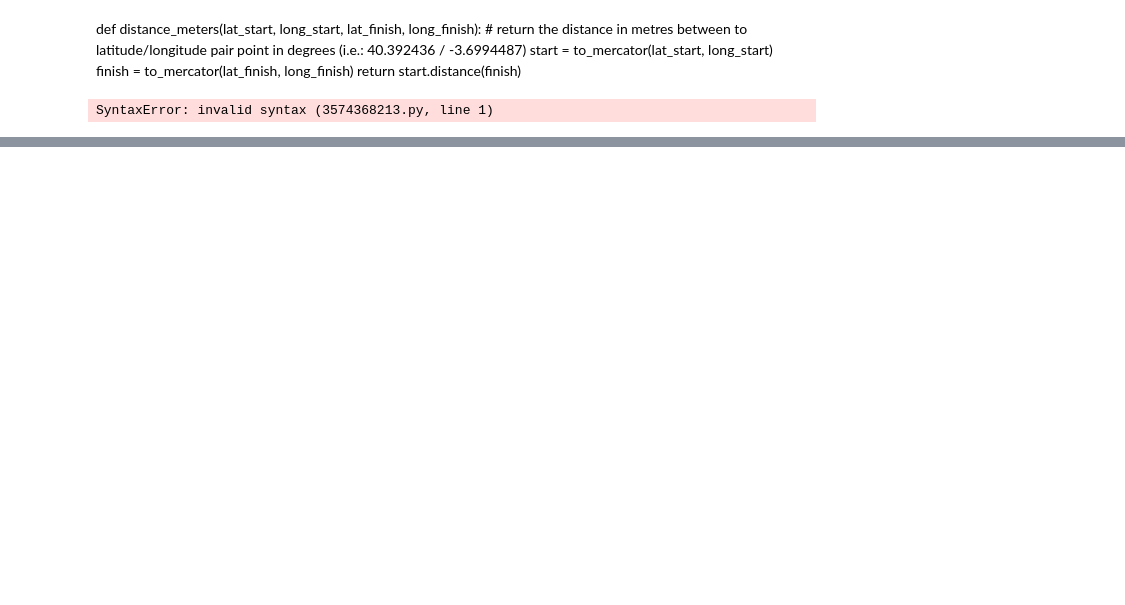
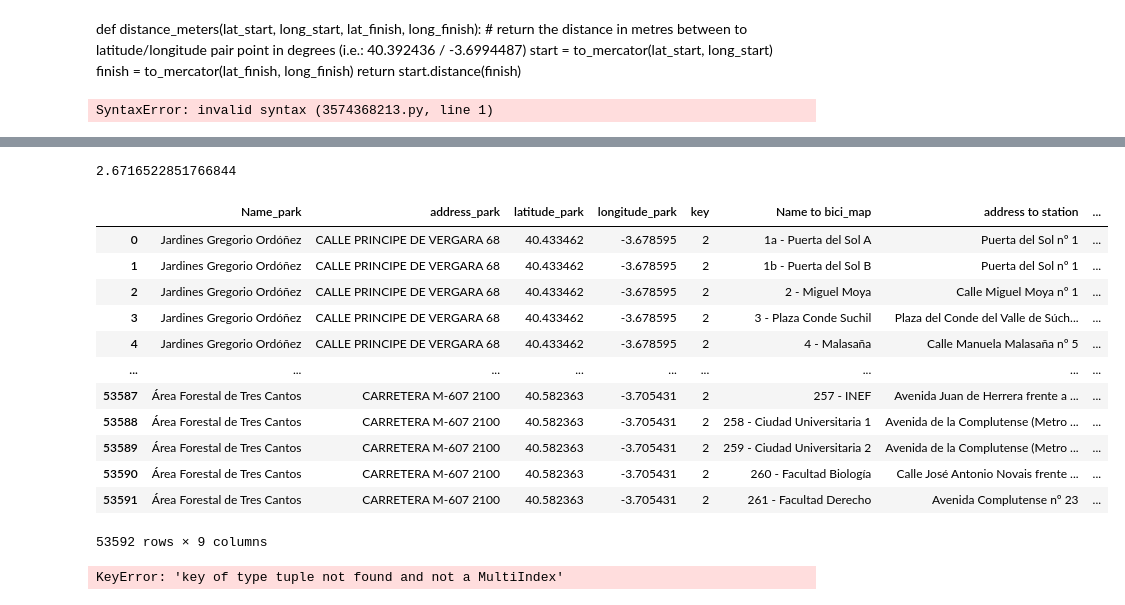
Before and after one commit to Fvperez1/data_project_m1_Fvp, a Jupyter notebook: Union_projet_m1.ipynb, the cells around one changed output, grey strips where cells are left out. Drawn from its saved outputs; the diff is of its cells as text; code cells hidden in the pictures; blank space fills up the shorter version.

```diff
--- a/Union_projet_m1.ipynb
+++ b/Union_projet_m1.ipynb
@@ -51,0 +62,3 @@ df_flat_graph
+# %%
+df_park = df_jardines.rename({'title': 'Name_park', 'address.street-address': 'address_park', 'location.latitude': 'latitude_park', 'location.longitude': 'longitude_park'}, axis=1)
+df_park
@@ -102,3 +129,6 @@ df_1
 | 262 | 268 | 260 - Facultad Biología | 2 | 260 | Calle José Antonio Novais frente ... | 1 | 0 | 24 | 12 | ... |
 | 263 | 269 | 261 - Facultad Derecho | 2 | 261 | Avenida Complutense nº 23 | 1 | 0 | 24 | 8 | ... |
 264 rows × 15 columns
+# %%
+df_bici = df_1[['name', 'address','latitude','longitude']]
+df_bici
@@ -104,0 +149,3 @@ df_1
+# %%
+df_bici_map = df_bici.rename({'name': 'Name to bici_map', 'address': 'address to station', 'latitude': 'latitude_bici', 'longitude': 'longitude_bici'}, axis=1)
+df_bici_map
@@ -104,0 +169,3 @@ df_1
+# %%
+pk_conexion = df_park.assign(key=2).merge(df_bici_map.assign(key=2), how='left', on='key')
+pk_conexion.head().head()
@@ -143,0 +205,25 @@ df_1_bike = df_1.drop(colums = [''])
+# %%
+haversine(40.433462, -3.678595,40.417214, -3.701834)
+# %% [output]
+2.6716522851766844
+# %%
+pk_conexion
+# %% [output]
+|  | Name_park | address_park | latitude_park | longitude_park | key | Name to bici_map | address to station | ... |
+| 0 | Jardines Gregorio Ordóñez | CALLE PRINCIPE DE VERGARA 68 | 40.433462 | -3.678595 | 2 | 1a - Puerta del Sol A | Puerta del Sol nº 1 | ... |
+| 1 | Jardines Gregorio Ordóñez | CALLE PRINCIPE DE VERGARA 68 | 40.433462 | -3.678595 | 2 | 1b - Puerta del Sol B | Puerta del Sol nº 1 | ... |
+| 2 | Jardines Gregorio Ordóñez | CALLE PRINCIPE DE VERGARA 68 | 40.433462 | -3.678595 | 2 | 2 - Miguel Moya | Calle Miguel Moya nº 1 | ... |
+| 3 | Jardines Gregorio Ordóñez | CALLE PRINCIPE DE VERGARA 68 | 40.433462 | -3.678595 | 2 | 3 - Plaza Conde Suchil | Plaza del Conde del Valle de Súch... | ... |
+| 4 | Jardines Gregorio Ordóñez | CALLE PRINCIPE DE VERGARA 68 | 40.433462 | -3.678595 | 2 | 4 - Malasaña | Calle Manuela Malasaña nº 5 | ... |
+| ... | ... | ... | ... | ... | ... | ... | ... | ... |
+| 53587 | Área Forestal de Tres Cantos | CARRETERA M-607 2100 | 40.582363 | -3.705431 | 2 | 257 - INEF | Avenida Juan de Herrera frente a ... | ... |
+| 53588 | Área Forestal de Tres Cantos | CARRETERA M-607 2100 | 40.582363 | -3.705431 | 2 | 258 - Ciudad Universitaria 1 | Avenida de la Complutense (Metro ... | ... |
+| 53589 | Área Forestal de Tres Cantos | CARRETERA M-607 2100 | 40.582363 | -3.705431 | 2 | 259 - Ciudad Universitaria 2 | Avenida de la Complutense (Metro ... | ... |
+| 53590 | Área Forestal de Tres Cantos | CARRETERA M-607 2100 | 40.582363 | -3.705431 | 2 | 260 - Facultad Biología | Calle José Antonio Novais frente ... | ... |
+| 53591 | Área Forestal de Tres Cantos | CARRETERA M-607 2100 | 40.582363 | -3.705431 | 2 | 261 - Facultad Derecho | Avenida Complutense nº 23 | ... |
+53592 rows × 9 columns
+# %%
+pk_conexion['distance'] = pk_conexion.apply(lambda x: haversine(x['latitude_park', 'longitude_park'], x['latitude_bici', 'longitude_bici']),axis=1)
+pk_conexion
+# %% [output]
+KeyError: 'key of type tuple not found and not a MultiIndex'
```
Also changed, not shown: parts of 13 cells of this notebook, 1 other file.
